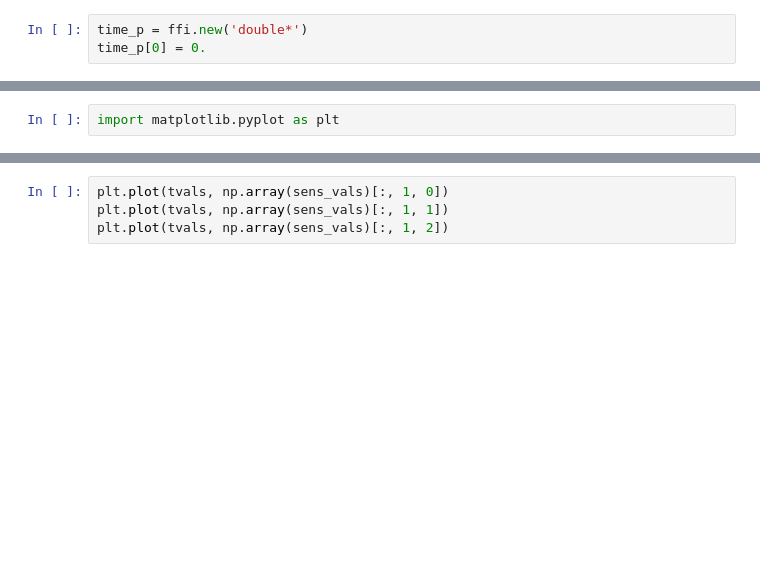
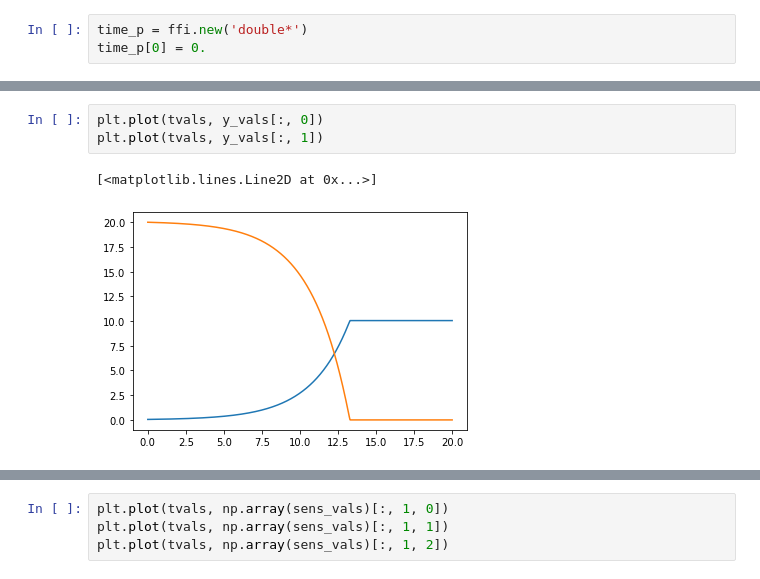
Before and after one commit to pymc-devs/sunode, a Jupyter notebook: notebooks/pysundials-demo-sens-analytical.ipynb, the cells around one changed output, grey strips where cells are left out. Cells and saved outputs as stored; diff of their text form; blank space fills up the shorter version.

```diff
--- a/notebooks/pysundials-demo-sens-analytical.ipynb
+++ b/notebooks/pysundials-demo-sens-analytical.ipynb
@@ -307,3 +344,7 @@ for t in tvals:
-# %%
-import matplotlib.pyplot as plt
+# %%
+plt.plot(tvals, y_vals[:, 0])
+plt.plot(tvals, y_vals[:, 1])
+# %% [output]
+[<matplotlib.lines.Line2D at 0x...>]
+[figure, added]
 # %%
```
Also changed, not shown: parts of 60 cells of this notebook, 1 other file.
